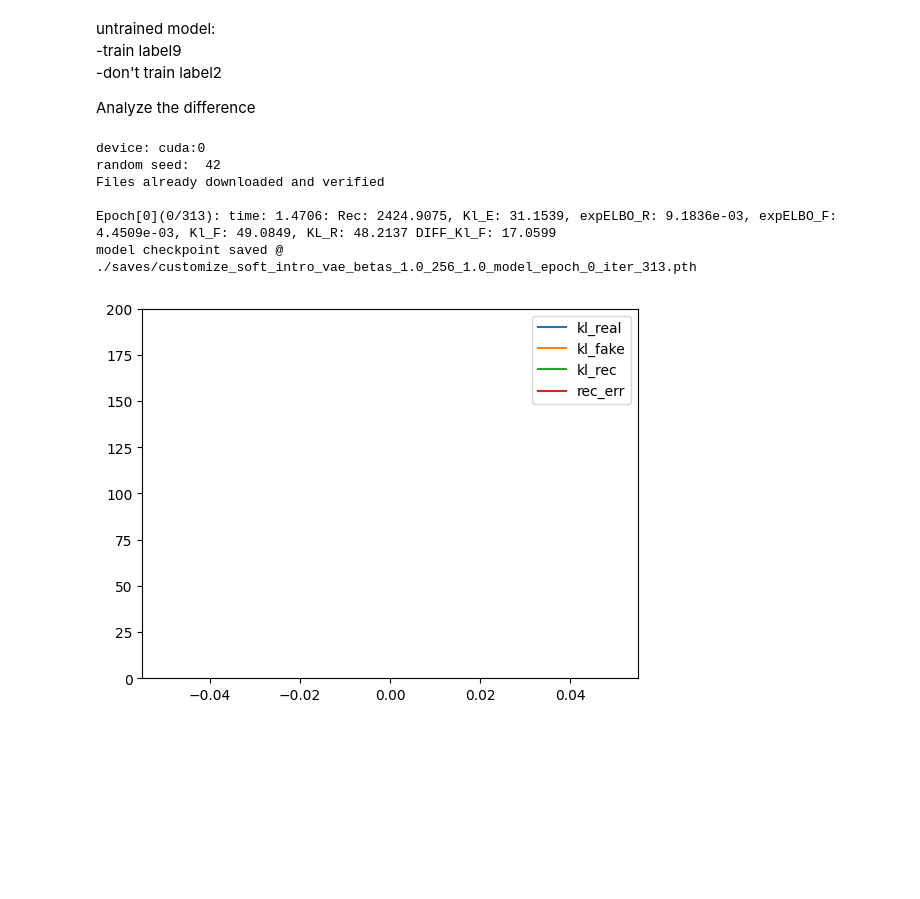
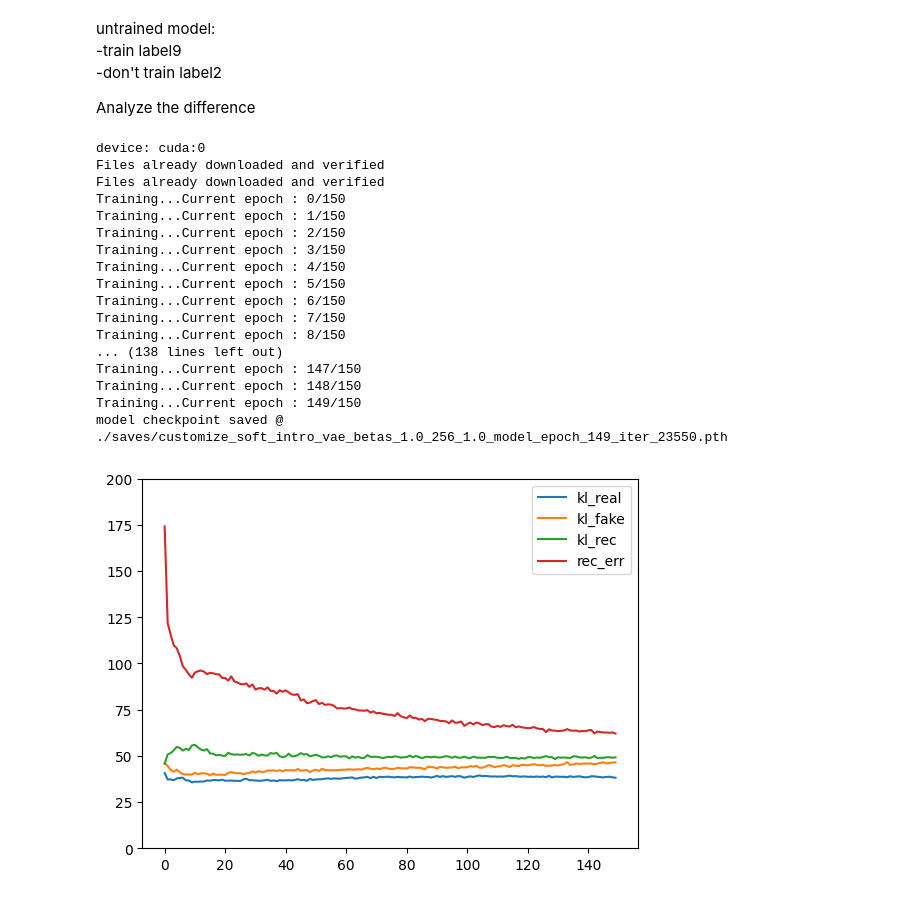
Before and after one commit to miaoshahaha/XAI-VAE, a Jupyter notebook: cifar10-xai.ipynb, the cells around one changed output. Cells and saved outputs as stored; diff of their text form; code cells hidden in the pictures; blank space fills up the shorter version.

```diff
--- a/cifar10-xai.ipynb
+++ b/cifar10-xai.ipynb
@@ -779,23 +1034,36 @@ Analyze the difference
 # %%
+# Initially learning rate is set to 2e-4
 # hyperparameters
 device = torch.device("cuda:0" if torch.cuda.is_available() else "cpu")
 print("device:", device)
-num_epochs = 1
-lr = 2e-4
+num_epochs = 150
+#lr = 0
 batch_size = 32
 beta_kl = 1.0
 beta_rec = 1.0
 beta_neg = 256
-class_set = [0, 1] # Select the class set to be trained
-model = train_soft_intro_vae(dataset='customize', z_dim=128, lr_e=2e-4, lr_d=2e-4, batch_size=batch_size,
+class_set = [0,1,2,3,4,5,6,7,8,9]
+train_set = [1] # Select the class set to be trained
+model, kld_table, kld_mean_table = train_soft_intro_vae2(dataset='customize', z_dim=128, lr_e=2e-4, lr_d=2e-4, batch_size=batch_size,
                              num_workers=0, start_epoch=0, num_epochs=num_epochs, num_vae=0, save_interval=5000,
                              recon_loss_type="mse", beta_kl=beta_kl, beta_rec=beta_rec, beta_neg=beta_neg,
-                             test_iter=1000, seed=42, pretrained=None, device=device, class_set=class_set)
+                             test_iter=1000, device=device, class_set=class_set, train_set=train_set)
 # %% [output]
 device: cuda:0
-random seed:  42
 Files already downloaded and verified
-
-Epoch[0](0/313): time: 1.4706: Rec: 2424.9075, Kl_E: 31.1539, expELBO_R: 9.1836e-03, expELBO_F: 4.4509e-03, Kl_F: 49.0849, KL_R: 48.2137 DIFF_Kl_F: 17.0599
-model checkpoint saved @ ./saves/customize_soft_intro_vae_betas_1.0_256_1.0_model_epoch_0_iter_313.pth
+Files already downloaded and verified
+Training...Current epoch : 0/150
+Training...Current epoch : 1/150
+Training...Current epoch : 2/150
+Training...Current epoch : 3/150
+Training...Current epoch : 4/150
+Training...Current epoch : 5/150
+Training...Current epoch : 6/150
+Training...Current epoch : 7/150
+Training...Current epoch : 8/150
+... (138 lines left out)
+Training...Current epoch : 147/150
+Training...Current epoch : 148/150
+Training...Current epoch : 149/150
+model checkpoint saved @ ./saves/customize_soft_intro_vae_betas_1.0_256_1.0_model_epoch_149_iter_23550.pth
-[figure, old version]
+[figure, new version]
```
Also changed, not shown: parts of 10 cells of this notebook.
